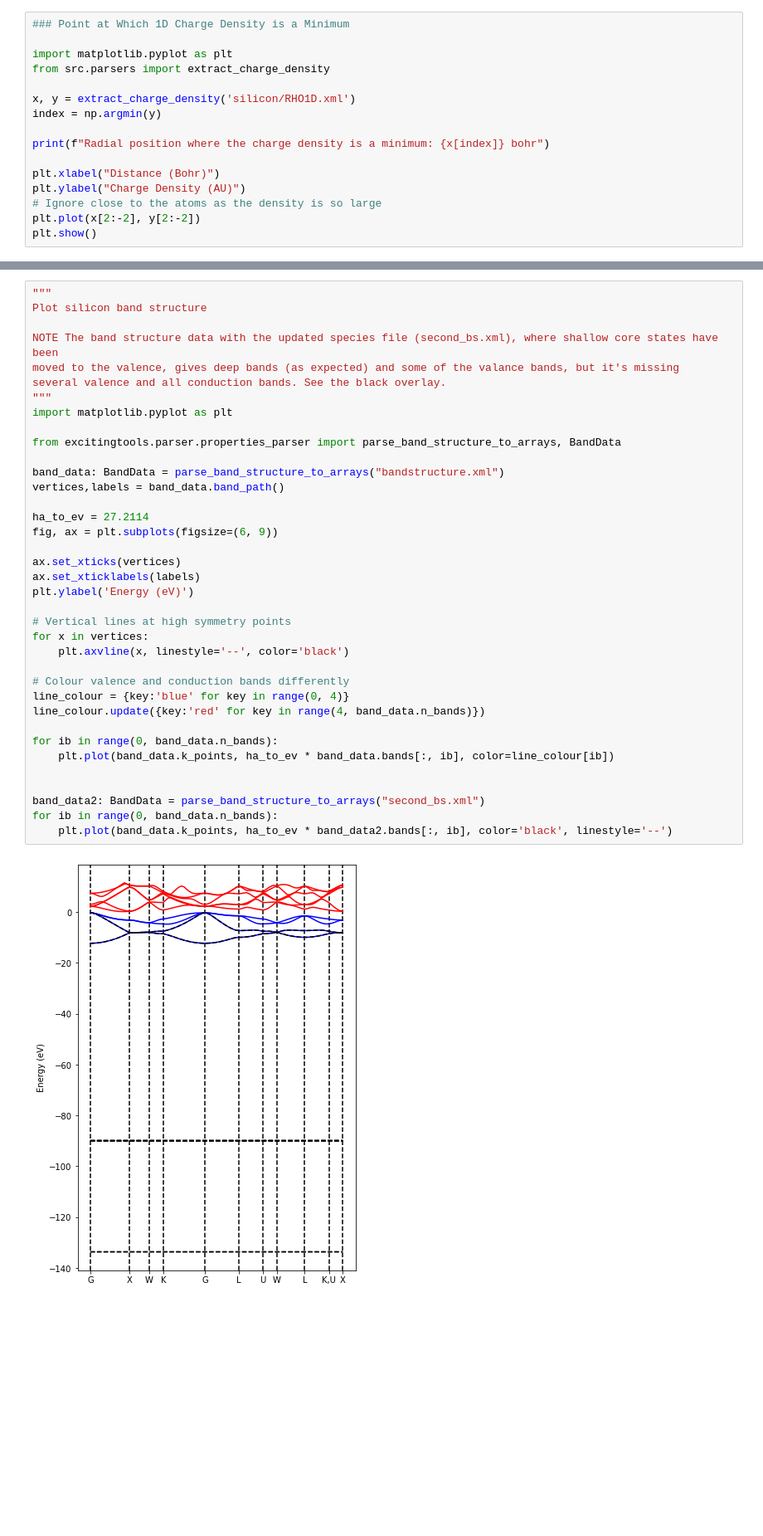
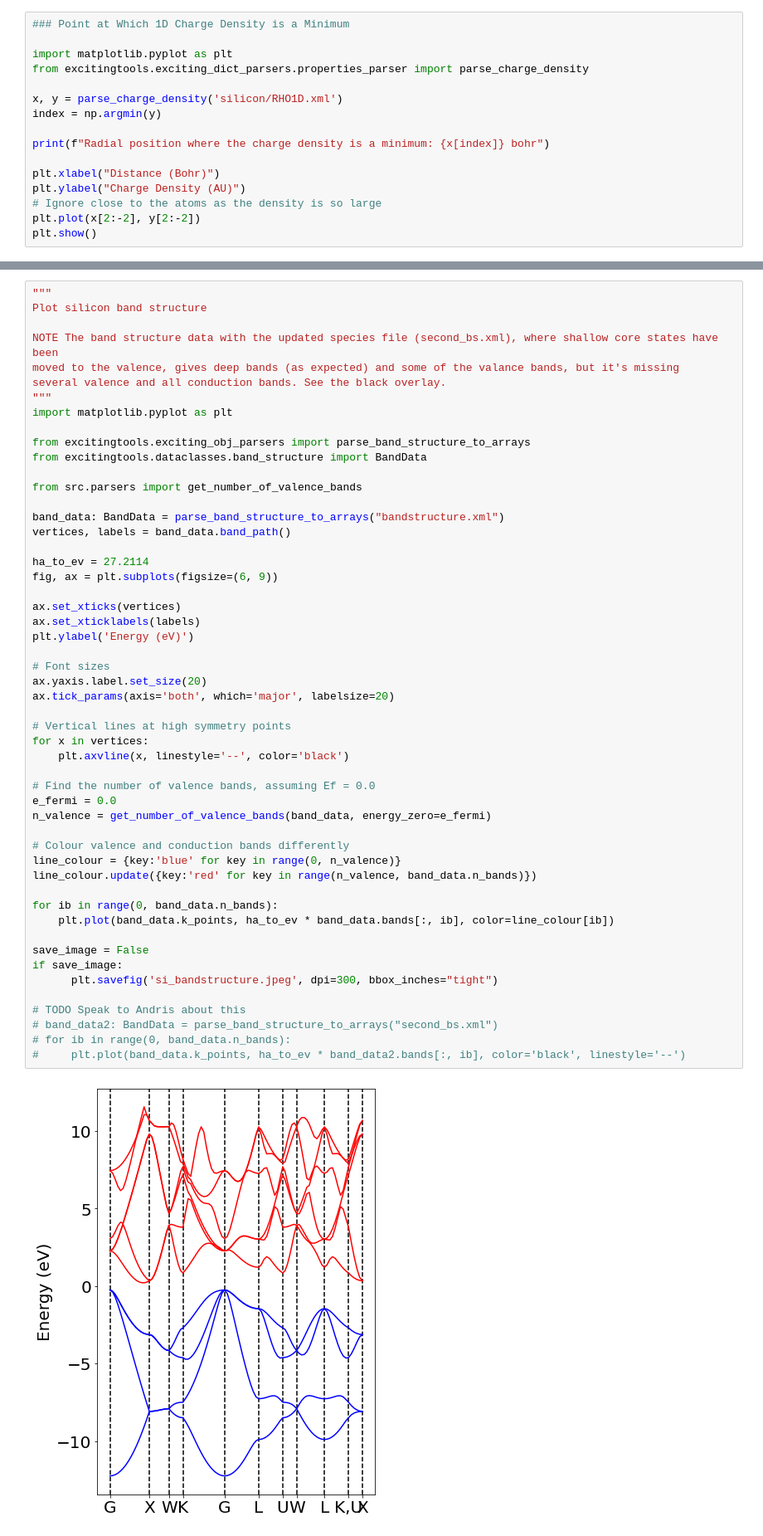
Before and after one commit to AlexBuccheri/wp_benchmarks, a Jupyter notebook: groundstate/silicon/calculations/silicon.ipynb, the cells around one changed output, grey strips where cells are left out. Shown at 83% size. Cells and saved outputs as stored; diff of their text form; blank space fills up the shorter version.

```diff
--- a/groundstate/silicon/calculations/silicon.ipynb
+++ b/groundstate/silicon/calculations/silicon.ipynb
@@ -94,9 +94,9 @@ print(radius_mt_max)
 ### Point at Which 1D Charge Density is a Minimum
 
 import matplotlib.pyplot as plt
-from src.parsers import extract_charge_density
+from excitingtools.exciting_dict_parsers.properties_parser import parse_charge_density
 
-x, y = extract_charge_density('silicon/RHO1D.xml')
+x, y = parse_charge_density('silicon/RHO1D.xml')
 index = np.argmin(y)
 
 print(f"Radial position where the charge density is a minimum: {x[index]} bohr")
@@ -610,38 +610,53 @@ The lapw trial energies are set to searchE = true. Need to establish if this can
 """
 Plot silicon band structure
 
 NOTE The band structure data with the updated species file (second_bs.xml), where shallow core states have been
 moved to the valence, gives deep bands (as expected) and some of the valance bands, but it's missing
 several valence and all conduction bands. See the black overlay.
 """
 import matplotlib.pyplot as plt
 
-from excitingtools.parser.properties_parser import parse_band_structure_to_arrays, BandData
+from excitingtools.exciting_obj_parsers import parse_band_structure_to_arrays
+from excitingtools.dataclasses.band_structure import BandData
+
+from src.parsers import get_number_of_valence_bands
 
 band_data: BandData = parse_band_structure_to_arrays("bandstructure.xml")
-vertices,labels = band_data.band_path()
+vertices, labels = band_data.band_path()
 
 ha_to_ev = 27.2114
 fig, ax = plt.subplots(figsize=(6, 9))
 
 ax.set_xticks(vertices)
 ax.set_xticklabels(labels)
 plt.ylabel('Energy (eV)')
 
+# Font sizes
+ax.yaxis.label.set_size(20)
+ax.tick_params(axis='both', which='major', labelsize=20)
+
 # Vertical lines at high symmetry points
 for x in vertices:
     plt.axvline(x, linestyle='--', color='black')
 
+# Find the number of valence bands, assuming Ef = 0.0
+e_fermi = 0.0
+n_valence = get_number_of_valence_bands(band_data, energy_zero=e_fermi)
+
 # Colour valence and conduction bands differently
-line_colour = {key:'blue' for key in range(0, 4)}
-line_colour.update({key:'red' for key in range(4, band_data.n_bands)})
+line_colour = {key:'blue' for key in range(0, n_valence)}
+line_colour.update({key:'red' for key in range(n_valence, band_data.n_bands)})
 
 for ib in range(0, band_data.n_bands):
     plt.plot(band_data.k_points, ha_to_ev * band_data.bands[:, ib], color=line_colour[ib])
 
+save_image = False
+if save_image:
+      plt.savefig('si_bandstructure.jpeg', dpi=300, bbox_inches="tight")
 
-band_data2: BandData = parse_band_structure_to_arrays("second_bs.xml")
-for ib in range(0, band_data.n_bands):
-    plt.plot(band_data.k_points, ha_to_ev * band_data2.bands[:, ib], color='black', linestyle='--')
+# TODO Speak to Andris about this
+# band_data2: BandData = parse_band_structure_to_arrays("second_bs.xml")
+# for ib in range(0, band_data.n_bands):
+#     plt.plot(band_data.k_points, ha_to_ev * band_data2.bands[:, ib], color='black', linestyle='--')
 # %% [output]
-[figure, old version]
+[figure, new version]
```
Also changed, not shown: 27 other files.
